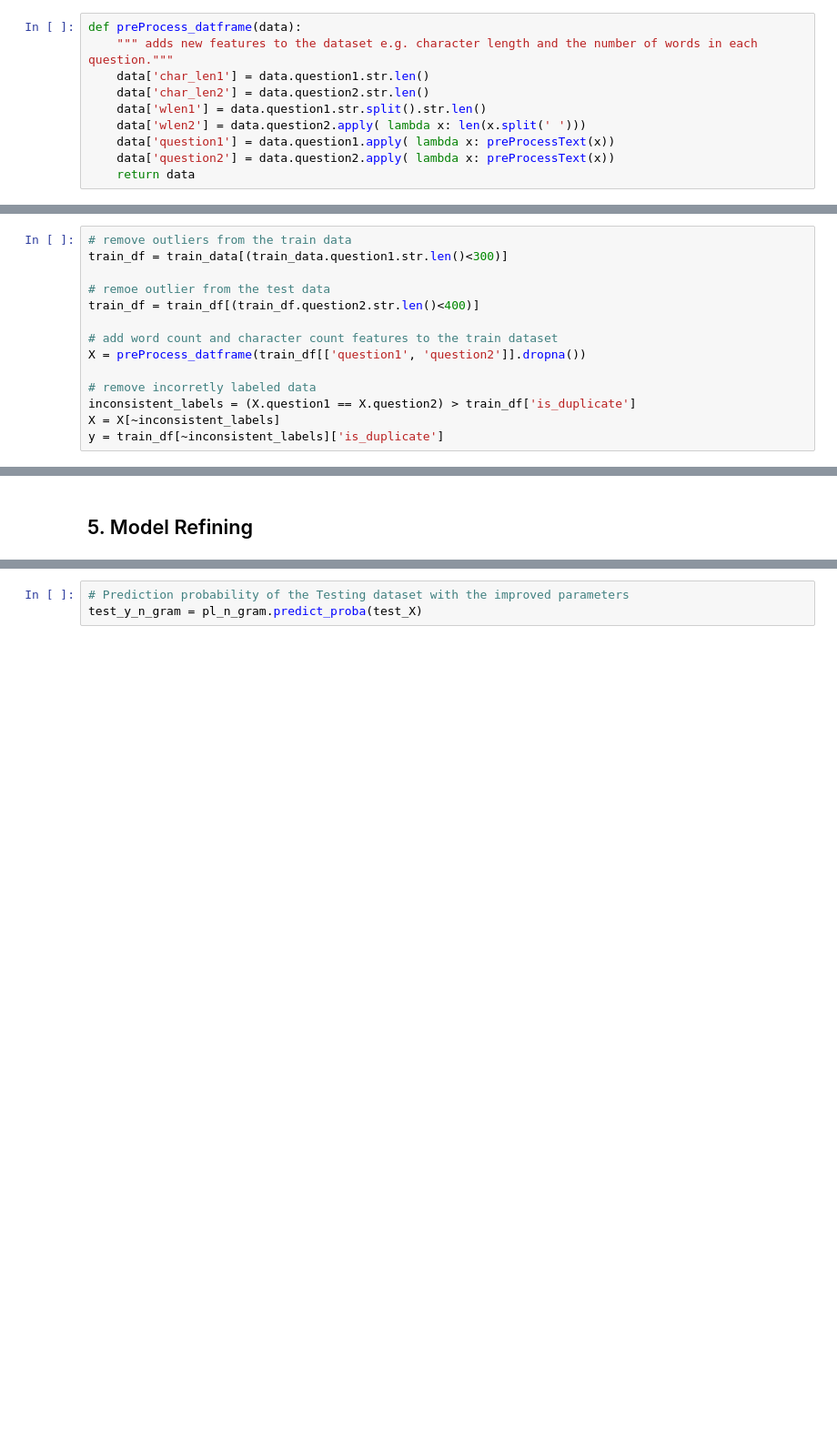
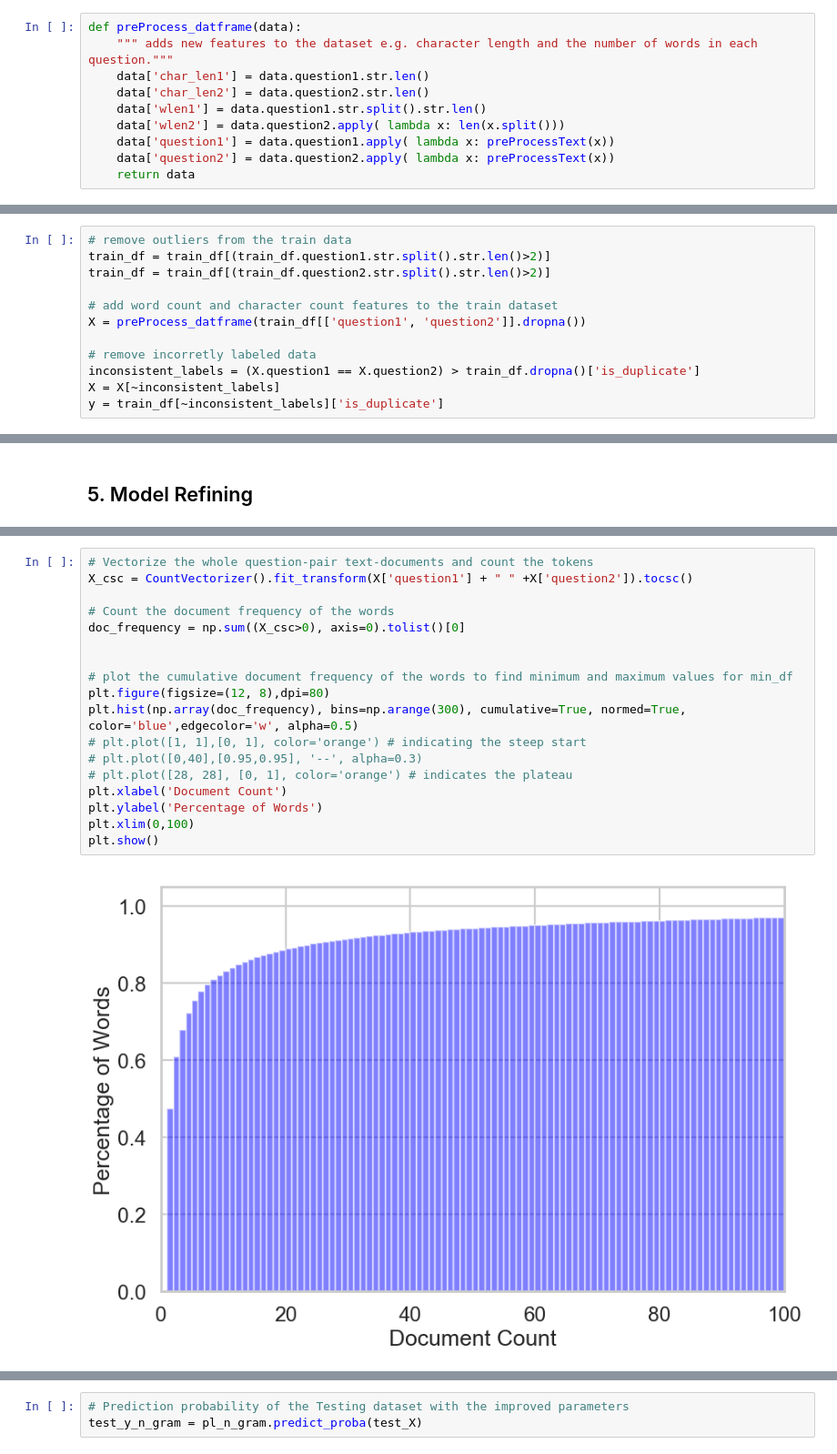
Before and after one commit to zbiswas3/Datascience-Projects, a Jupyter notebook: Capstone Project 1 Quora Question Pair/quora_question_pair_zahid_biswas.ipynb, the cells around one changed output, grey strips where cells are left out. Shown at 91% size. Cells and saved outputs as stored; diff of their text form; blank space fills up the shorter version.

```diff
--- a/Capstone Project 1 Quora Question Pair/quora_question_pair_zahid_biswas.ipynb
+++ b/Capstone Project 1 Quora Question Pair/quora_question_pair_zahid_biswas.ipynb
@@ -342,7 +349,7 @@ def preProcess_datframe(data):
     data['char_len1'] = data.question1.str.len()
     data['char_len2'] = data.question2.str.len()
     data['wlen1'] = data.question1.str.split().str.len()
-    data['wlen2'] = data.question2.apply( lambda x: len(x.split(' ')))
+    data['wlen2'] = data.question2.apply( lambda x: len(x.split()))
     data['question1'] = data.question1.apply( lambda x: preProcessText(x))
     data['question2'] = data.question2.apply( lambda x: preProcessText(x))
     return data
@@ -354,16 +361,14 @@ def preProcess_datframe(data):
 - Seperate the features and the label to build the a model
 # %%
 # remove outliers from the train data
-train_df = train_data[(train_data.question1.str.len()<300)]
-
-# remoe outlier from the test data
-train_df = train_df[(train_df.question2.str.len()<400)]
+train_df = train_df[(train_df.question1.str.split().str.len()>2)]
+train_df = train_df[(train_df.question2.str.split().str.len()>2)]
 
 # add word count and character count features to the train dataset
 X = preProcess_datframe(train_df[['question1', 'question2']].dropna())
 
 # remove incorretly labeled data
-inconsistent_labels = (X.question1 == X.question2) > train_df['is_duplicate']
+inconsistent_labels = (X.question1 == X.question2) > train_df.dropna()['is_duplicate']
 X = X[~inconsistent_labels]
 y = train_df[~inconsistent_labels]['is_duplicate']
 # %% [markdown]
@@ -455 +451,21 @@ print("Log loss score with alpha=0.15: {}".format(log_loss(y_test, y_searcher)))
+# %%
+# Vectorize the whole question-pair text-documents and count the tokens
+X_csc = CountVectorizer().fit_transform(X['question1'] + " " +X['question2']).tocsc()
+
+# Count the document frequency of the words
+doc_frequency = np.sum((X_csc>0), axis=0).tolist()[0]
+
+
+# plot the cumulative document frequency of the words to find minimum and maximum values for min_df
+plt.figure(figsize=(12, 8),dpi=80)
+plt.hist(np.array(doc_frequency), bins=np.arange(300), cumulative=True, normed=True, color='blue',edgecolor='w', alpha=0.5)
+# plt.plot([1, 1],[0, 1], color='orange') # indicating the steep start
+# plt.plot([0,40],[0.95,0.95], '--', alpha=0.3)
+# plt.plot([28, 28], [0, 1], color='orange') # indicates the plateau
+plt.xlabel('Document Count')
+plt.ylabel('Percentage of Words')
+plt.xlim(0,100)
+plt.show()
+# %% [output]
+[figure, added]
 # %% [markdown]
```
Also changed, not shown: parts of 95 cells of this notebook.
